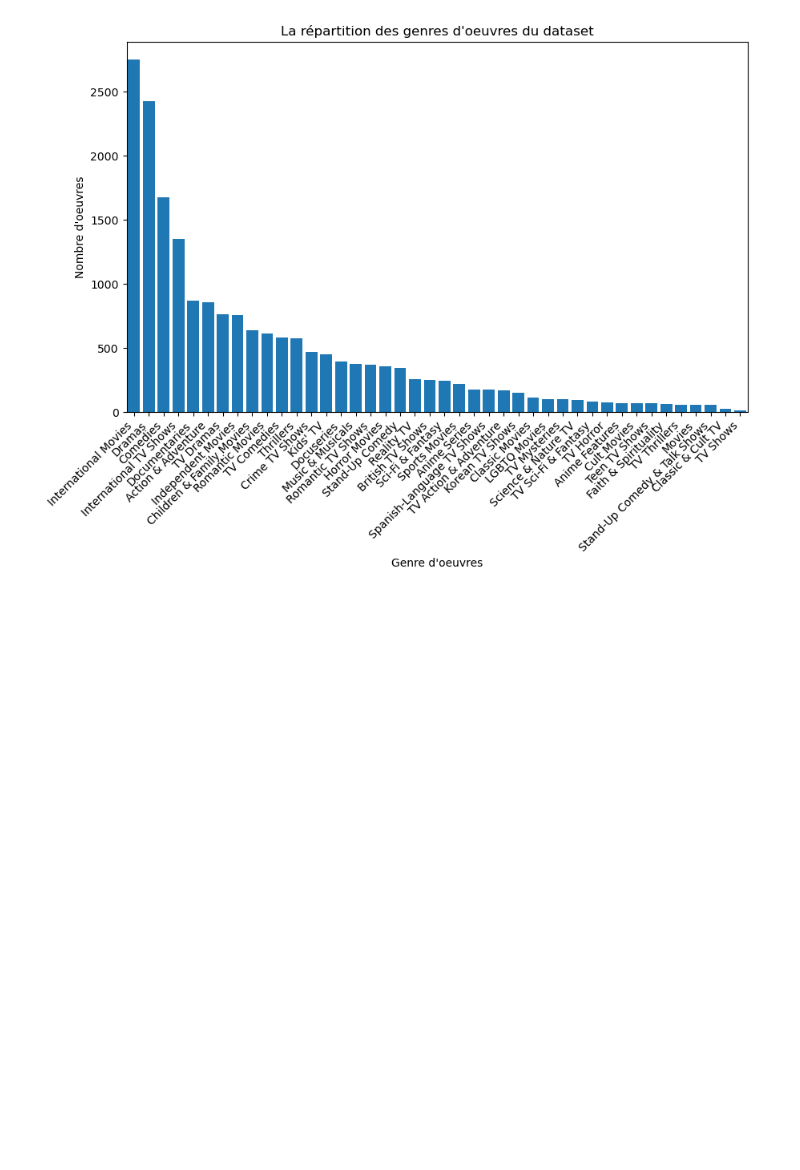
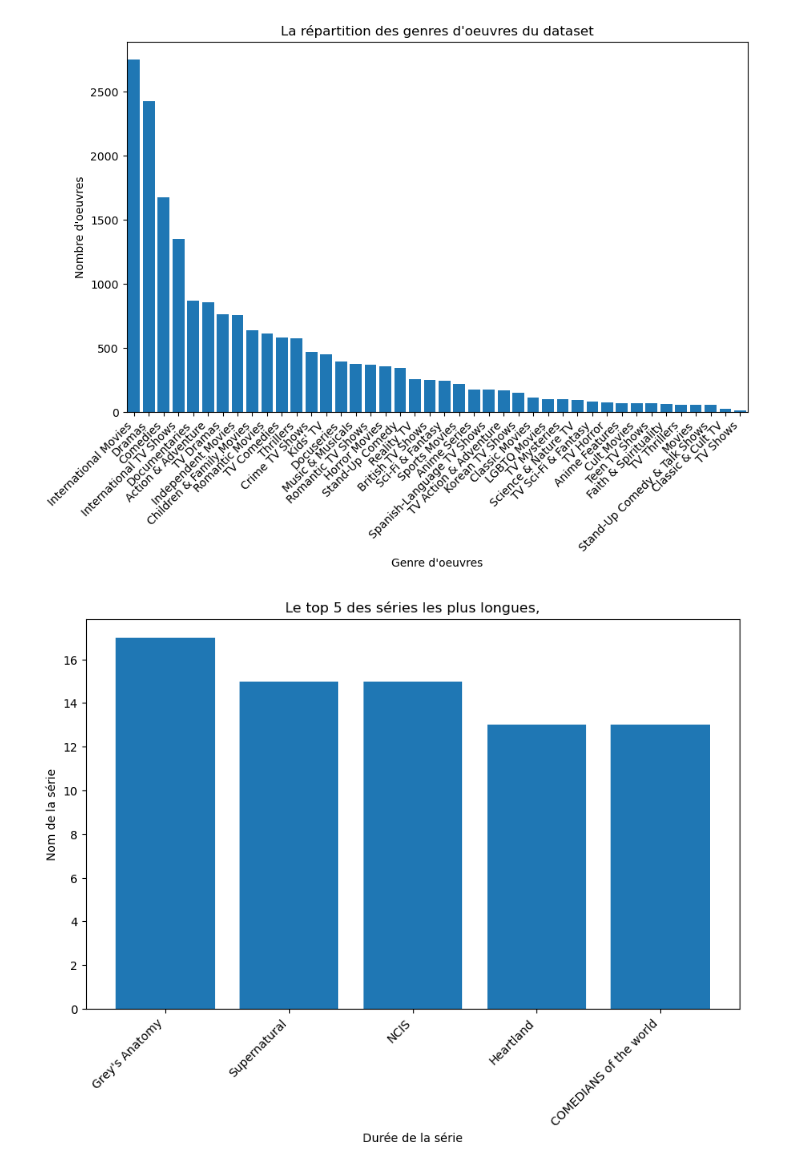
Before and after one commit to leo-carrey/Netflix-Insights, a Jupyter notebook: Netflix_Data_Analysis.ipynb, the cells around one changed output. Drawn from its saved outputs; the diff is of its cells as text; code cells hidden in the pictures; blank space fills up the shorter version.

Commit message:
[ADD] Le top 5 des séries les plus longues

```diff
--- a/Netflix_Data_Analysis.ipynb
+++ b/Netflix_Data_Analysis.ipynb
@@ -335,3 +335,16 @@ plt.xticks(rotation=45, ha='right')
 plt.show()
 # %% [output]
 [figure]
+# %%
+series_data = data_frame[data_frame["type"] == "TV Show"]
+top_5_series = series_data.sort_values(by='duration', ascending=False).head(5)
+
+plt.figure(figsize=(10, 6))
+plt.bar(top_5_series["title"], top_5_series["duration"])
+plt.xlabel("Durée de la série")
+plt.ylabel("Nom de la série")
+plt.title("Le top 5 des séries les plus longues")
+plt.xticks(rotation=45, ha='right')
+plt.show()
+# %% [output]
+[figure, added]
```
Also changed, not shown: parts of 2 cells of this notebook.
